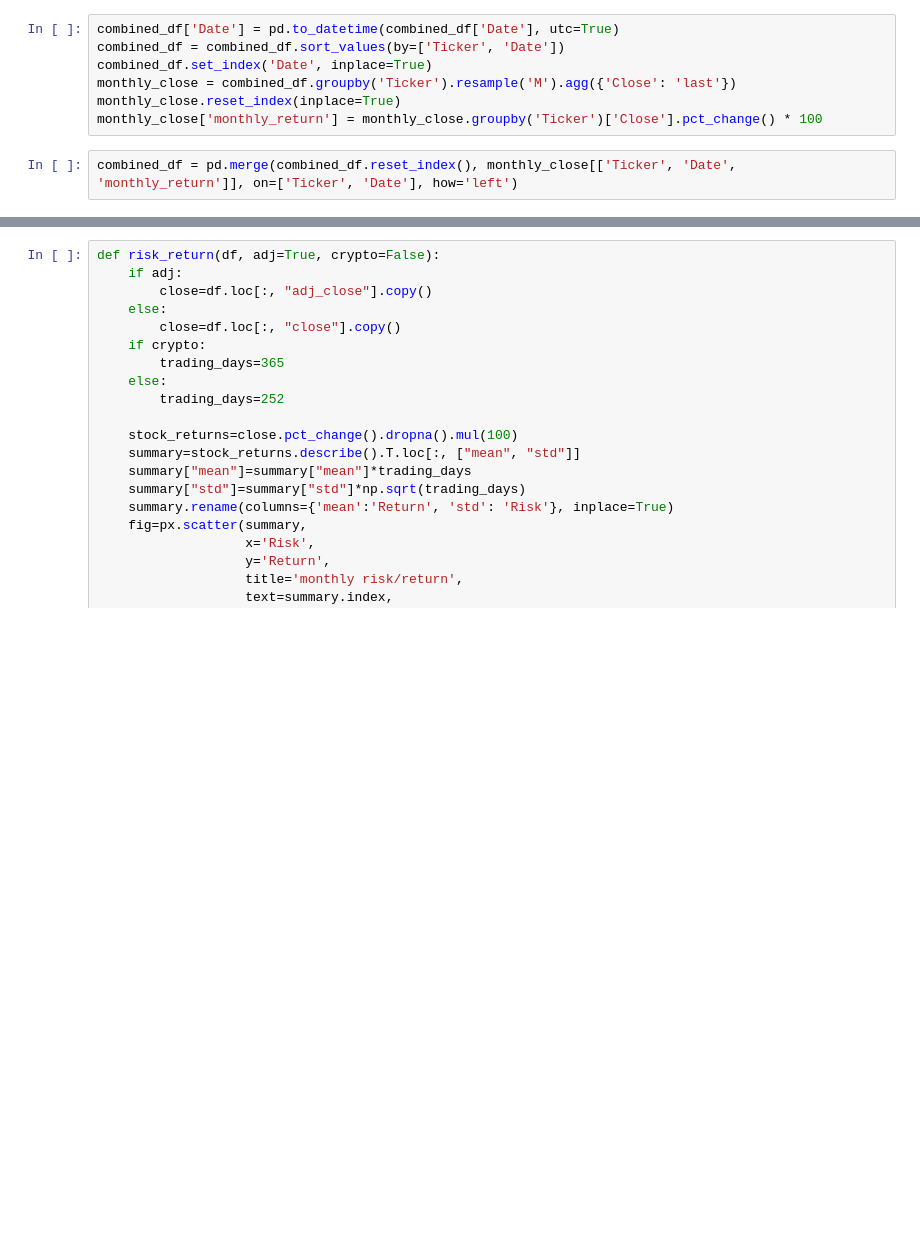
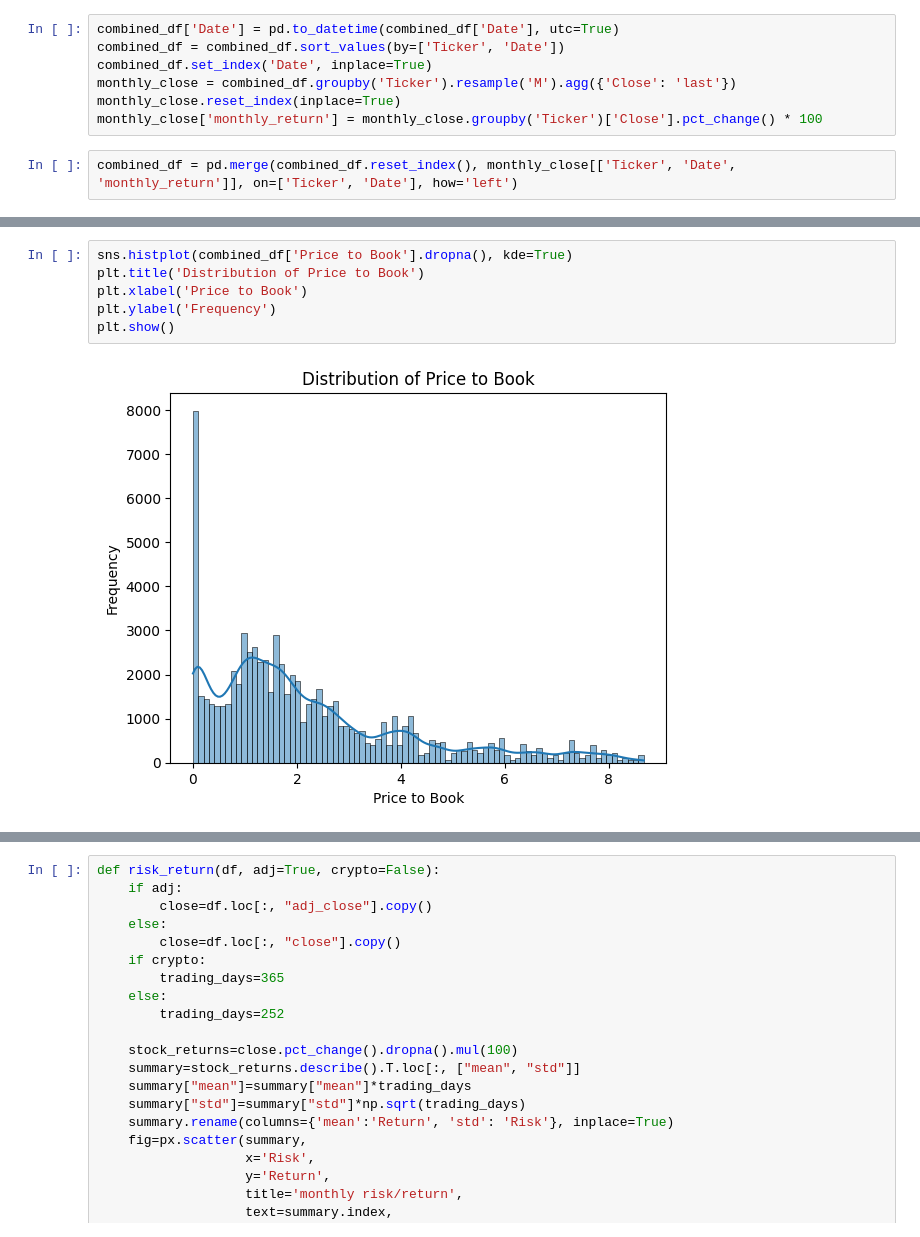
Before and after one commit to blackpaigestone/Portfolio29, a Jupyter notebook: Investment_Management/initial_stock_analysis.ipynb, the cells around one changed output, grey strips where cells are left out. Saved outputs shown, nothing was run; the diff lists cells and outputs as text; blank space fills up the shorter version.

```diff
--- a/Investment_Management/initial_stock_analysis.ipynb
+++ b/Investment_Management/initial_stock_analysis.ipynb
@@ -65,0 +141,8 @@ print(combined_df.head())
+# %%
+sns.histplot(combined_df['Price to Book'].dropna(), kde=True)
+plt.title('Distribution of Price to Book')
+plt.xlabel('Price to Book')
+plt.ylabel('Frequency')
+plt.show()
+# %% [output]
+[figure, added]
```
Also changed, not shown: parts of 62 cells of this notebook, 4 other files.
